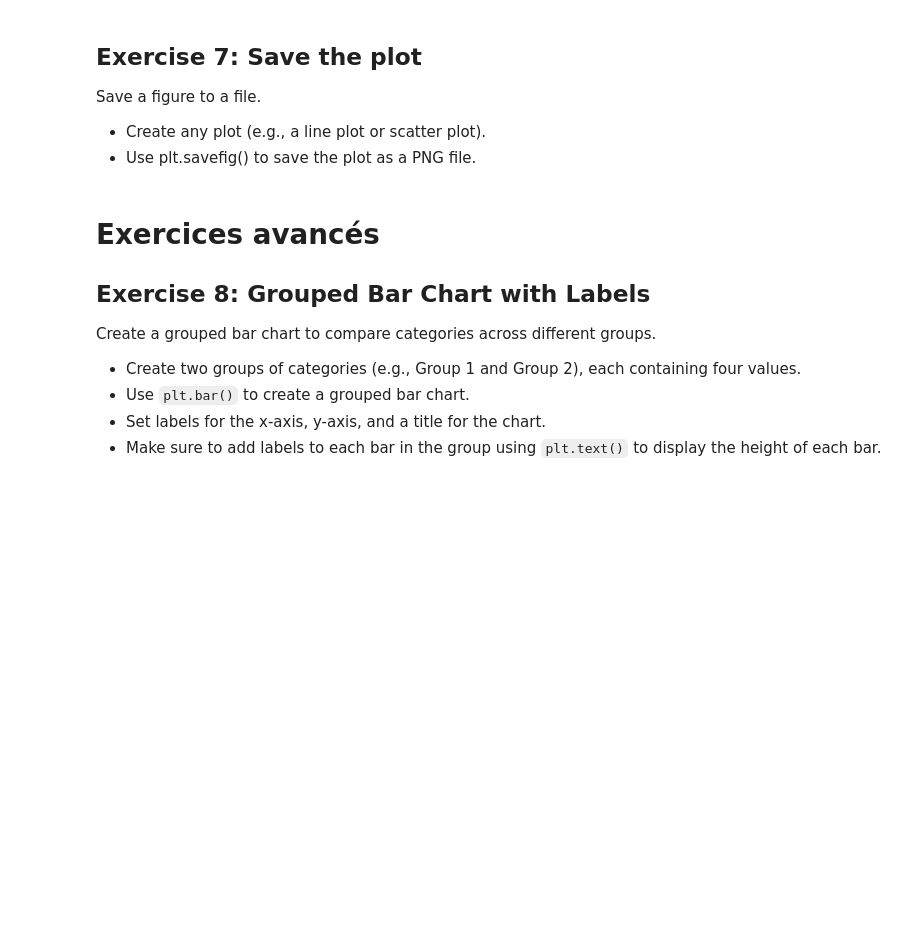
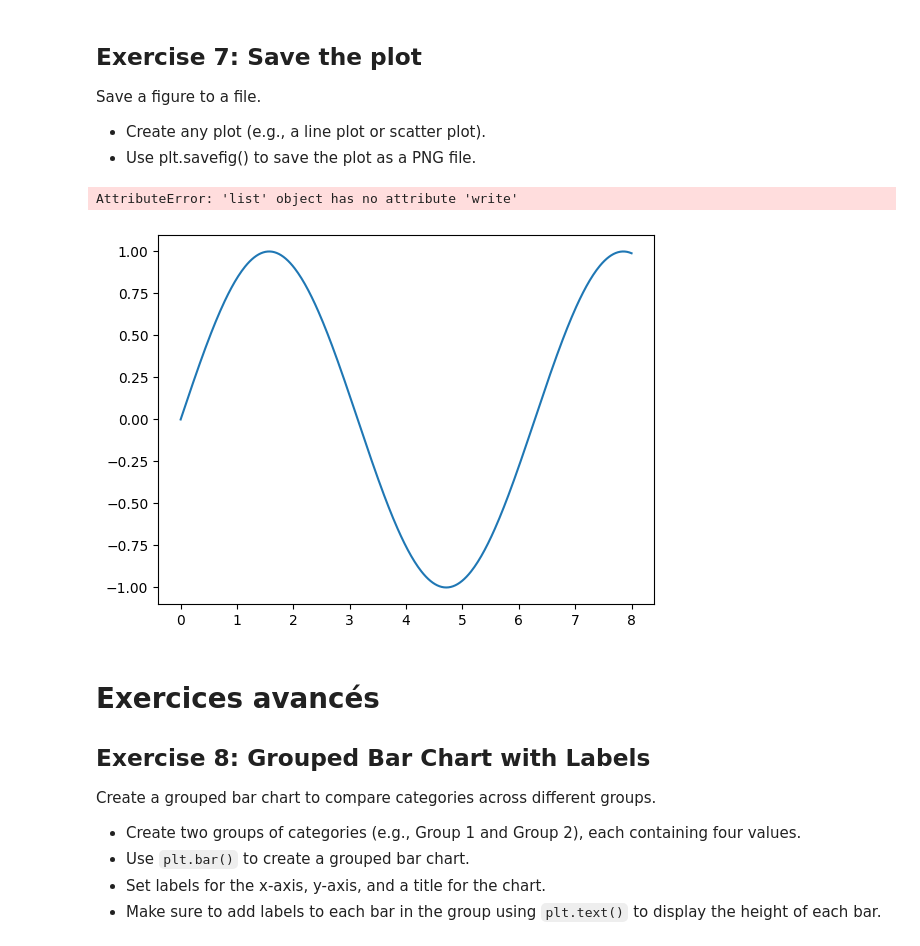
Before and after one commit to Lord-of-Waffles/MLIntro, a Jupyter notebook: notebooks/Introduction_to_Matplotlib.ipynb, the cells around one changed output. Drawn from its saved outputs; the diff is of its cells as text; code cells hidden in the pictures; blank space fills up the shorter version.

```diff
--- a/notebooks/Introduction_to_Matplotlib.ipynb
+++ b/notebooks/Introduction_to_Matplotlib.ipynb
@@ -119,3 +149,12 @@ Save a figure to a file.
+# %%
+# (Write your code below)
+x = np.linspace(0, 8, 400)
+y1 = np.sin(x)
+plt.plot(x,y1)
+plt.savefig('my_plot.png')
+# %% [output]
+AttributeError: 'list' object has no attribute 'write'
+[figure, added]
 # %% [markdown]
 # Exercices avancés
 
```
Also changed, not shown: parts of 11 cells of this notebook.
